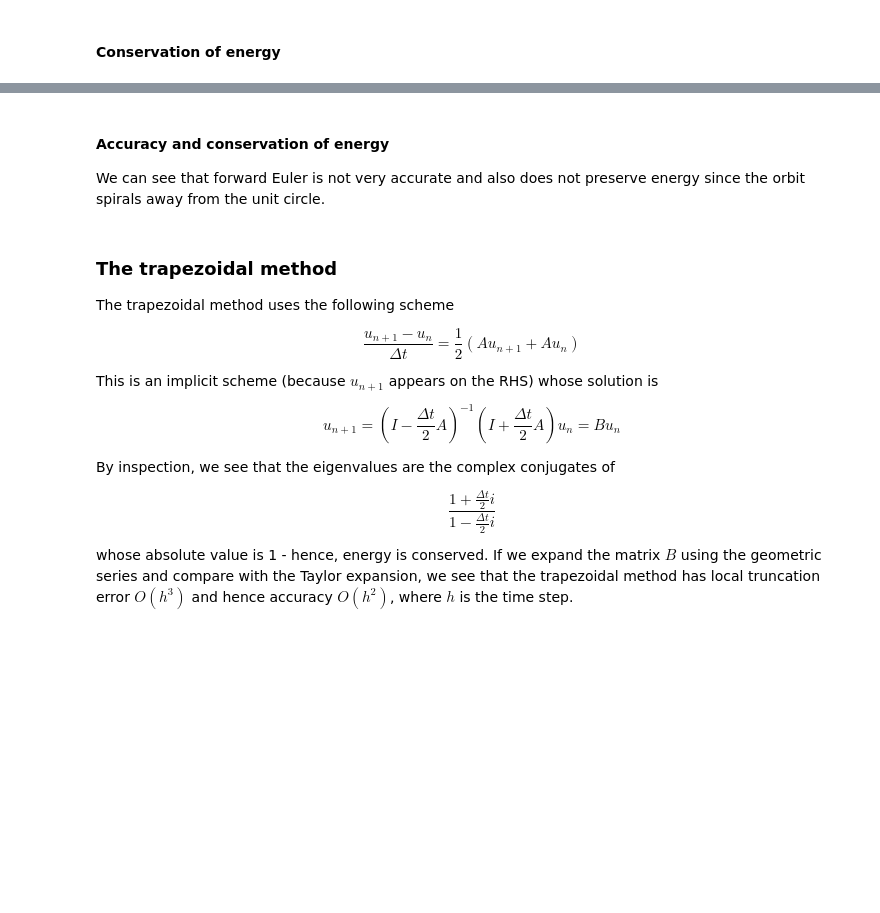
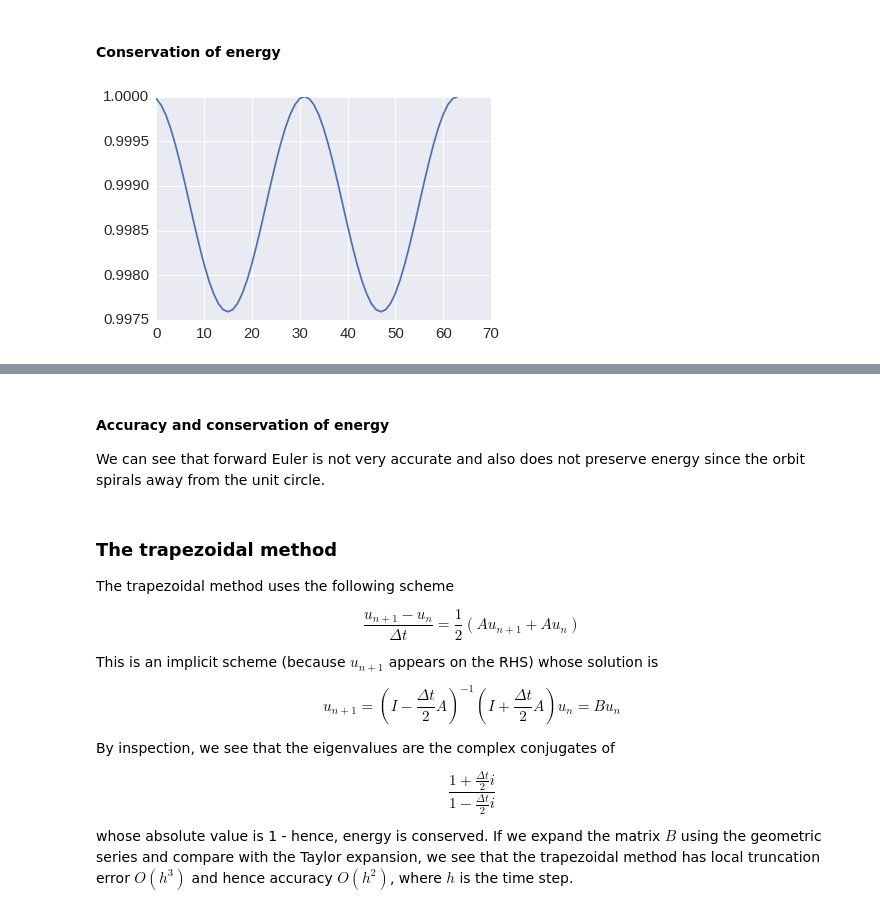
Before and after one commit to cliburn/sta-663-2016, a Jupyter notebook: lectures/HamiltonianMonteCarlo.ipynb, the cells around one changed output, grey strips where cells are left out. Drawn from its saved outputs; the diff is of its cells as text; code cells hidden in the pictures; blank space fills up the shorter version.

```diff
--- a/lectures/HamiltonianMonteCarlo.ipynb
+++ b/lectures/HamiltonianMonteCarlo.ipynb
@@ -79,5 +79,10 @@ la.norm(np.array([1.0,0.0]) - orbit[-1])
 # %% [markdown]
 #### Conservation of energy
+# %%
+plt.plot([p@p for p in orbit])
+pass
+# %% [output]
+[figure, added]
 # %%
 ax = plt.subplot(111)
 plt.plot(orbit[:, 0], orbit[:,1], 'o')
```
Also changed, not shown: parts of 8 cells of this notebook.
